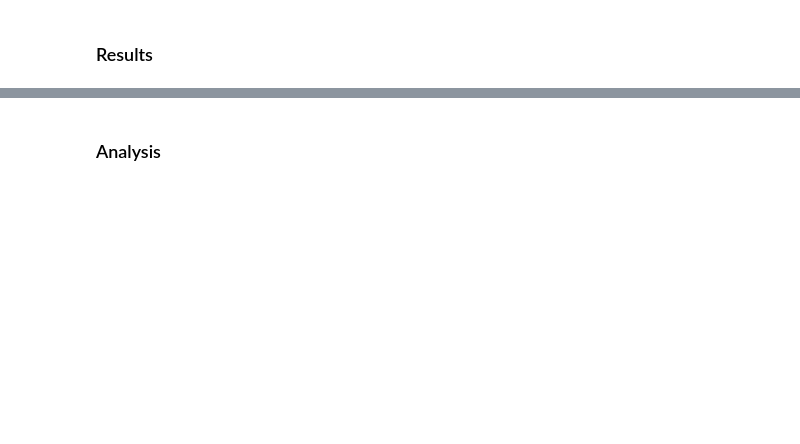
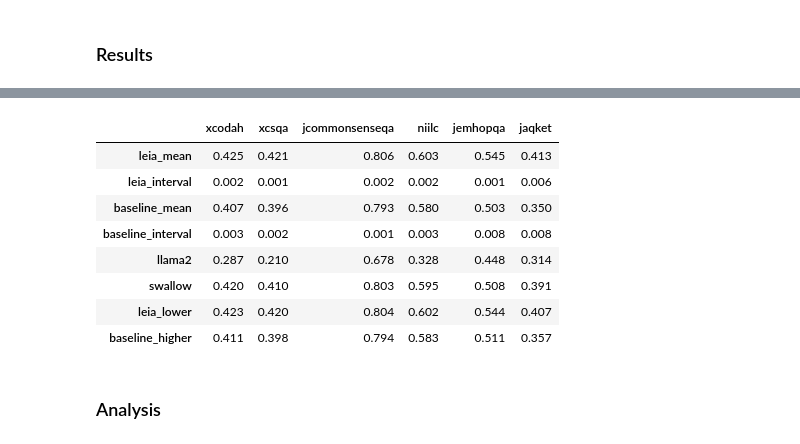
Before and after one commit to leia-llm/leia, a Jupyter notebook: notebooks/analysis.ipynb, the cells around one changed output, grey strips where cells are left out. Cells and saved outputs as stored; diff of their text form; code cells hidden in the pictures; blank space fills up the shorter version.

```diff
--- a/notebooks/analysis.ipynb
+++ b/notebooks/analysis.ipynb
@@ -219,0 +262,2 @@ for task, languages in task2languages.items():
+# %%
+target_tasks = ["xcodah", "xcsqa", "jcommonsenseqa", "niilc", "jemhopqa", "jaqket"]
@@ -219,0 +282,15 @@ for task, languages in task2languages.items():
+# %%
+llm_jp_eval_results: dict[str, dict[str, list[float]]] = collections.defaultdict(lambda: collections.defaultdict(list))
+llm_jp_eval_results_dir = "../llm-jp-eval/results"
+
+for result_dir in os.listdir(llm_jp_eval_results_dir):
+    if not os.path.exists(os.path.join(llm_jp_eval_results_dir, result_dir, "score_eval.json")):
+        print("score_eval.json not found. Skipping", result_dir)
+        continue
+
+    model_name = result_dir.split("_seed")[0]
+    with open(os.path.join(llm_jp_eval_results_dir, result_dir, "score_eval.json")) as f:
+        for key, score in json.load(f).items():
+            task_name = key.split("_")[0]
+            if task_name in ("jemhopqa", "niilc"):
+                llm_jp_eval_results[model_name][task_name].append(float(score))
@@ -220,3 +320,58 @@ for task, languages in task2languages.items():
+# %%
+rows = []
+
+for task_name in target_tasks:
+    baseline_results = data["swallow_none_lr5e-6_step50"][task_name]
+    assert len(baseline_results) == 5
+    baseline_mean = np.mean(baseline_results)
+    baseline_lower, baseline_higher = sms.DescrStatsW(baseline_results).tconfint_mean()
+
+    leia_results = data["swallow_right_p0.5_lr5e-6_step50"][task_name]
+    assert len(leia_results) == 5
+    leia_mean = np.mean(leia_results)
+    leia_lower, leia_higher = sms.DescrStatsW(leia_results).tconfint_mean()
+
+    llama2_score = data["Llama-2-7b-hf"][task_name][0]
+    swallow_score = data["Swallow-7b-hf"][task_name][0]
+
+    rows.append(
+        [
+            leia_mean,
+            leia_higher - leia_mean,
+            baseline_mean,
+            baseline_higher - baseline_mean,
+            llama2_score,
+            swallow_score,
+            leia_lower,
+            baseline_higher,
+        ]
+    )
+
+col_names = [
+    "leia_mean",
+    "leia_interval",
+    "baseline_mean",
+    "baseline_interval",
+    "llama2",
+    "swallow",
+    "leia_lower",
+    "baseline_higher",
+]
+
+df = pd.DataFrame(rows, columns=col_names, index=target_tasks)
+df = df.transpose()
+df = df.round(3)
+display(df)
+# %% [output]
+|  | xcodah | xcsqa | jcommonsenseqa | niilc | jemhopqa | jaqket |
+| leia_mean | 0.425 | 0.421 | 0.806 | 0.603 | 0.545 | 0.413 |
+| leia_interval | 0.002 | 0.001 | 0.002 | 0.002 | 0.001 | 0.006 |
+| baseline_mean | 0.407 | 0.396 | 0.793 | 0.580 | 0.503 | 0.350 |
+| baseline_interval | 0.003 | 0.002 | 0.001 | 0.003 | 0.008 | 0.008 |
+| llama2 | 0.287 | 0.210 | 0.678 | 0.328 | 0.448 | 0.314 |
+| swallow | 0.420 | 0.410 | 0.803 | 0.595 | 0.508 | 0.391 |
+| leia_lower | 0.423 | 0.420 | 0.804 | 0.602 | 0.544 | 0.407 |
+| baseline_higher | 0.411 | 0.398 | 0.794 | 0.583 | 0.511 | 0.357 |
 # %% [markdown]
 ### Analysis
 # %%
```
Also changed, not shown: parts of 21 cells of this notebook.
